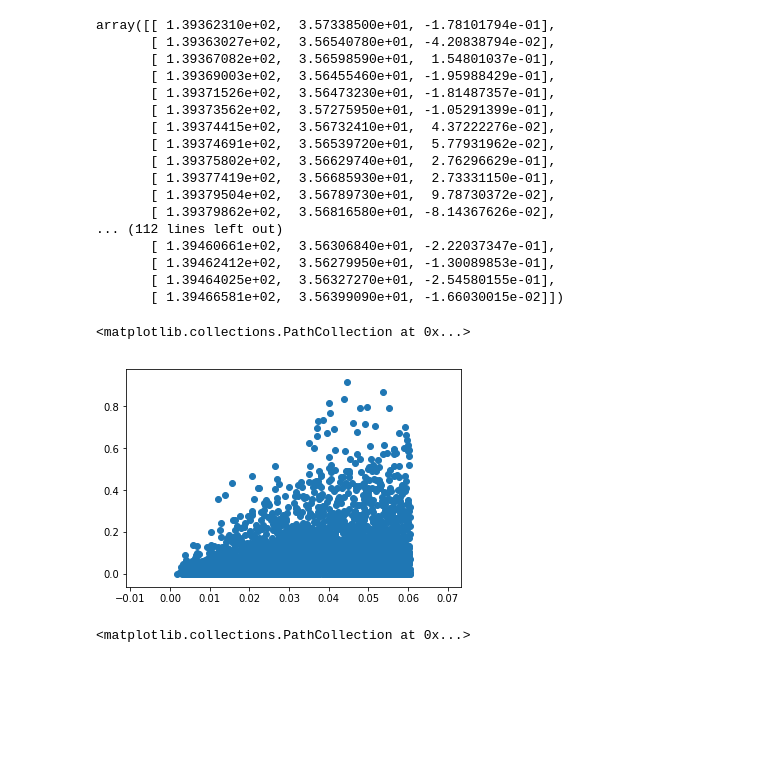
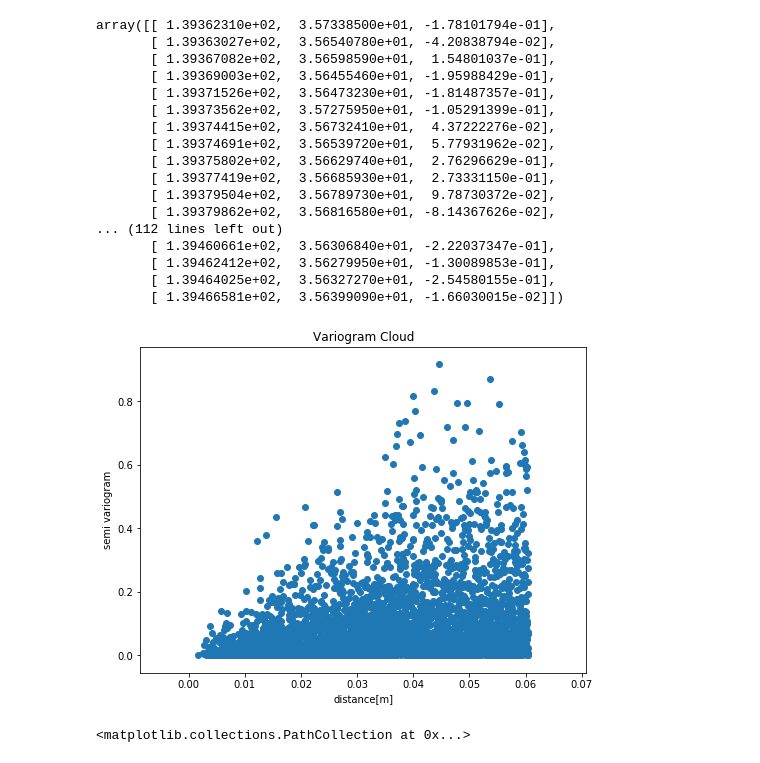
Before and after one commit to ryuya-ko/LDAT_LS_2019, a Jupyter notebook: code/python/test_kriging_est.ipynb, the cells around one changed output. Drawn from its saved outputs; the diff is of its cells as text; code cells hidden in the pictures; blank space fills up the shorter version.

```diff
--- a/code/python/test_kriging_est.ipynb
+++ b/code/python/test_kriging_est.ipynb
@@ -79,11 +79,16 @@ array([[ 1.39362310e+02,  3.57338500e+01, -1.78101794e-01],
        [ 1.39466581e+02,  3.56399090e+01, -1.66030015e-02]])
 # %%
 vario = variogram.get_diff(resid)
-# %%
-plt.scatter(vario[0], vario[1])
-# %% [output]
-<matplotlib.collections.PathCollection at 0x...>
-[figure, removed]
+# %%
+fig = plt.figure(figsize=(8, 6))
+ax = fig.add_subplot(1, 1, 1)
+ax.scatter(vario[0], vario[1])
+ax.set_title('Variogram Cloud')
+ax.set_xlabel('distance[m]')
+ax.set_ylabel('semi variogram')
+fig.savefig('/Users/LOng/sengokulab/LDAT_LS_2019/data/dev/plot/vario_cloud.png')
+# %% [output]
+[figure, added]
 # %%
 e_vario, count = variogram.emp_variogram(vario, 12)
 plt.scatter(e_vario[0], e_vario[1])
```
Also changed, not shown: 2 other files.
